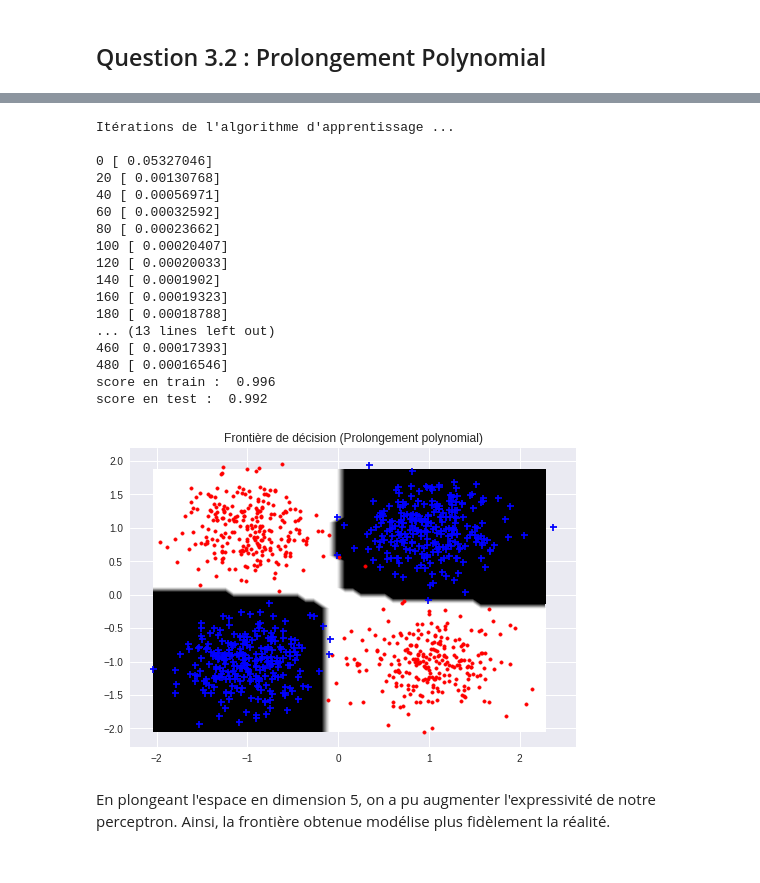
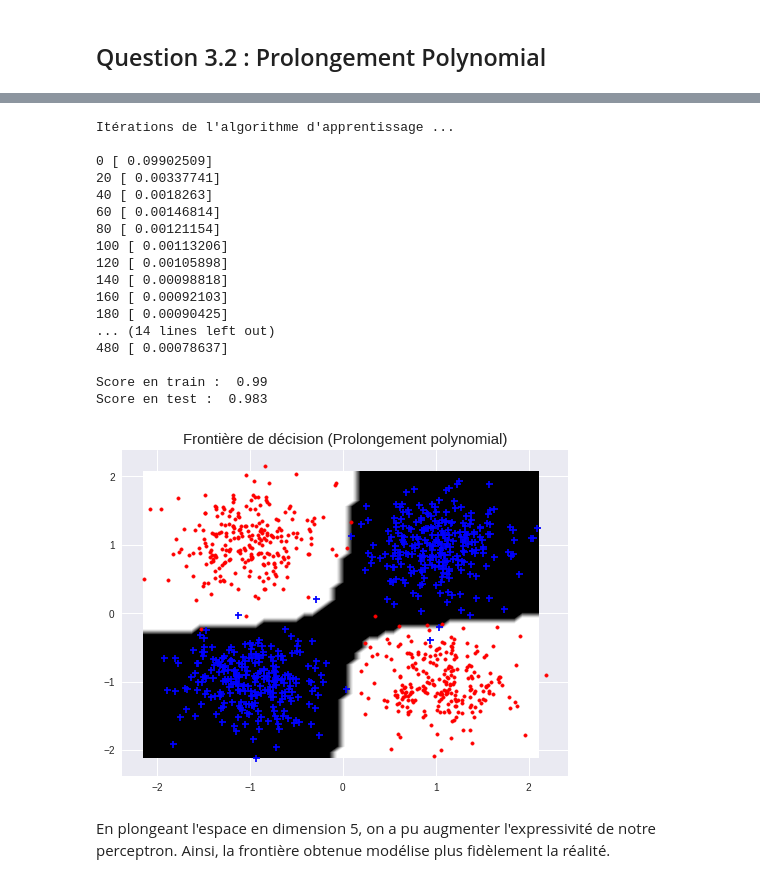
Before and after one commit to PierreBoyeau/perceptron_svm, a Jupyter notebook: TP 4 - Perceptron et SVM.ipynb, the cells around one changed output, grey strips where cells are left out. Drawn from its saved outputs; the diff is of its cells as text; code cells hidden in the pictures.

```diff
--- a/TP 4 - Perceptron et SVM.ipynb
+++ b/TP 4 - Perceptron et SVM.ipynb
@@ -107,8 +103,8 @@ class Perceptron:
         for it in iterations:
             erreurs.append(1 - self.score_w(data, y,self.histo_w[it]))
         plt.plot(iterations, erreurs, label=legend)
-        plt.xlabel("Nombre d'itérations")
-        plt.ylabel("Erreur")
+        plt.xlabel("Nombre d'itérations", fontsize=15)
+        plt.ylabel("Erreur", fontsize=15)
 
     def gradient_decent(self, data, y, k=1, GD_mode=0, max_iter=50,
                         eps_mode=0, informations=True):
@@ -685,33 +905,34 @@ print(poly(xtrain)[:3,:])
 # %%
 ### Apprentissage
 model= Perceptron(eps=1e-3, max_iter=500, projection=poly)
 model.fit(xtrain,ytrain)
-print("score en train : ",model.score(xtrain,ytrain))
-print("score en test : ",model.score(xtest,ytest))
+print("\nScore en train : ",model.score(xtrain,ytrain))
+print("Score en test : ",model.score(xtest,ytest))
+
 #### Tracer de frontiere
 plt.figure()
-plt.title("Frontière de décision (Prolongement polynomial)")
+plt.title("Frontière de décision (Prolongement polynomial)", fontsize=15)
 plot_frontiere(xtrain,model.predict,50)
 plot_data(xtrain,ytrain)
 # %% [output]
 Itérations de l'algorithme d'apprentissage ...
 
-0 [ 0.05327046]
-20 [ 0.00130768]
-40 [ 0.00056971]
-60 [ 0.00032592]
-80 [ 0.00023662]
-100 [ 0.00020407]
-120 [ 0.00020033]
-140 [ 0.0001902]
-160 [ 0.00019323]
-180 [ 0.00018788]
-... (13 lines left out)
-460 [ 0.00017393]
-480 [ 0.00016546]
-score en train :  0.996
-score en test :  0.992
+0 [ 0.09902509]
+20 [ 0.00337741]
+40 [ 0.0018263]
+60 [ 0.00146814]
+80 [ 0.00121154]
+100 [ 0.00113206]
+120 [ 0.00105898]
+140 [ 0.00098818]
+160 [ 0.00092103]
+180 [ 0.00090425]
+... (14 lines left out)
+480 [ 0.00078637]
+
+Score en train :  0.99
+Score en test :  0.983
-[figure, old version]
+[figure, new version]
 # %% [markdown]
 En plongeant l'espace en dimension 5, on a pu augmenter l'expressivité de notre perceptron. Ainsi, la frontière obtenue modélise plus fidèlement la réalité.
 # %% [markdown]
```
Also changed, not shown: parts of 48 cells of this notebook, 1 other file.
